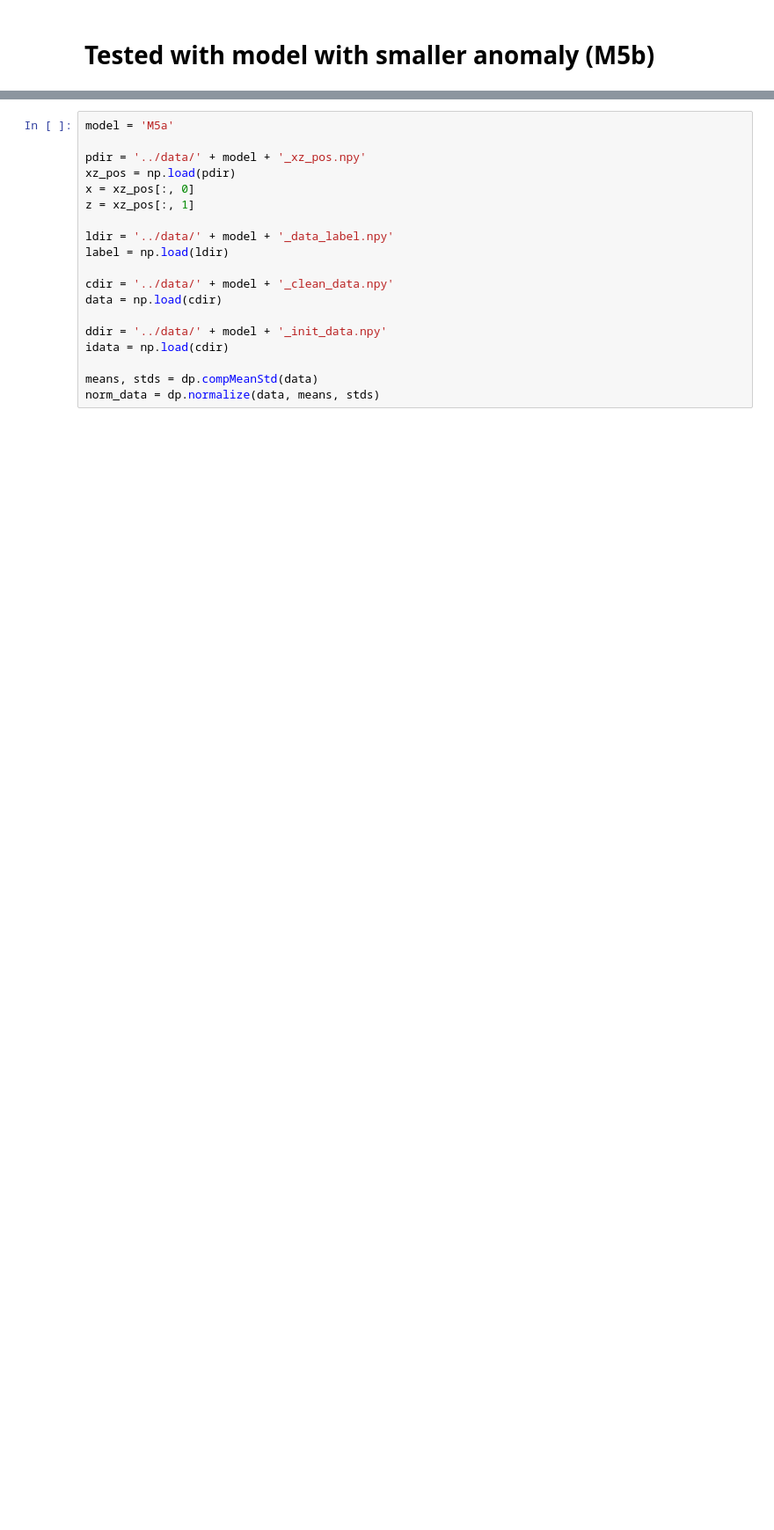
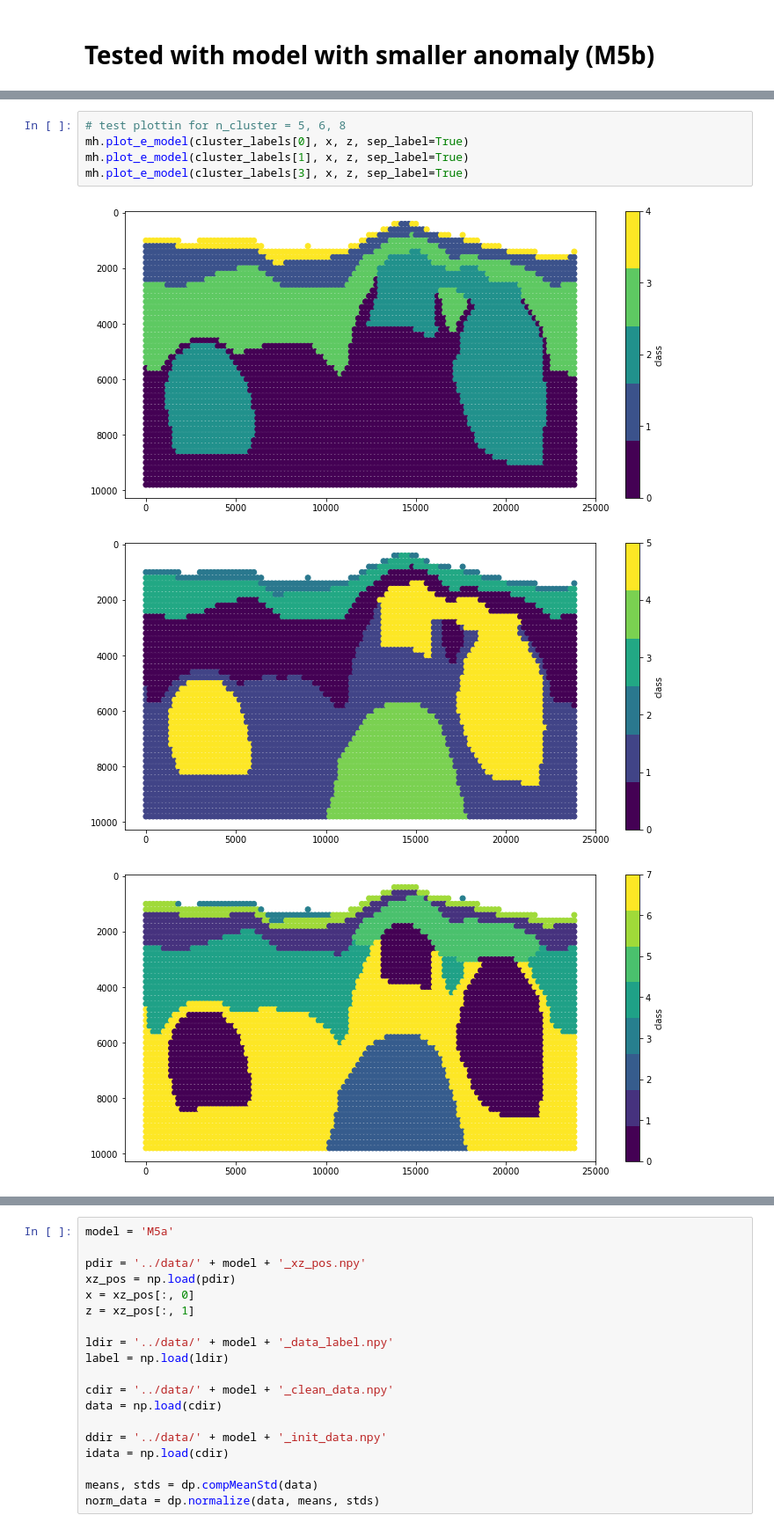
Before and after one commit to msc-acse/acse-9-independent-research-project-wafflescore, a Jupyter notebook: Notebooks/K-Means.ipynb, the cells around one changed output, grey strips where cells are left out. Shown at 88% size. Drawn from its saved outputs; the diff is of its cells as text; blank space fills up the shorter version.

Commit message:
update nb and test

```diff
--- a/Notebooks/K-Means.ipynb
+++ b/Notebooks/K-Means.ipynb
@@ -63,0 +68,9 @@ for c in cluster_labels[best_idx]:
+# %%
+# test plottin for n_cluster = 5, 6, 8
+mh.plot_e_model(cluster_labels[0], x, z, sep_label=True)
+mh.plot_e_model(cluster_labels[1], x, z, sep_label=True)
+mh.plot_e_model(cluster_labels[3], x, z, sep_label=True)
+# %% [output]
+[figure, added]
+[figure, added]
+[figure, added]
```
Also changed, not shown: parts of 18 cells of this notebook, 17 other files.
